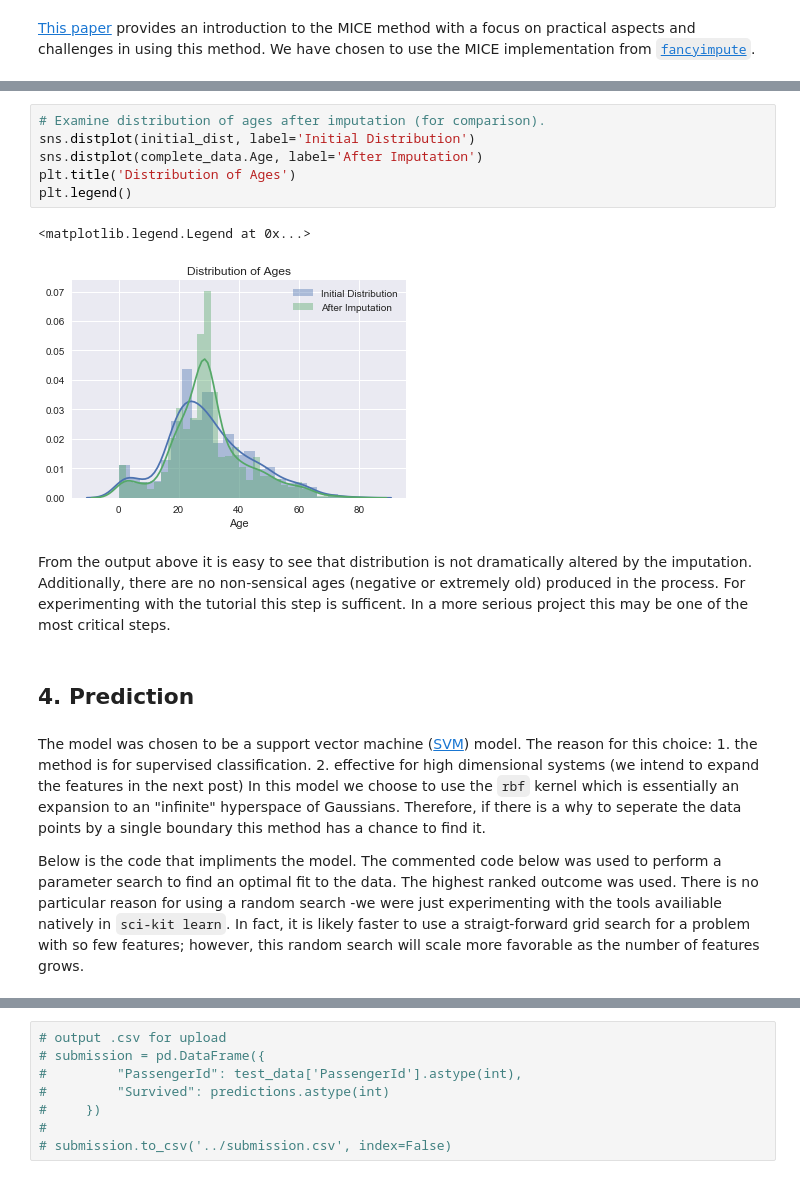
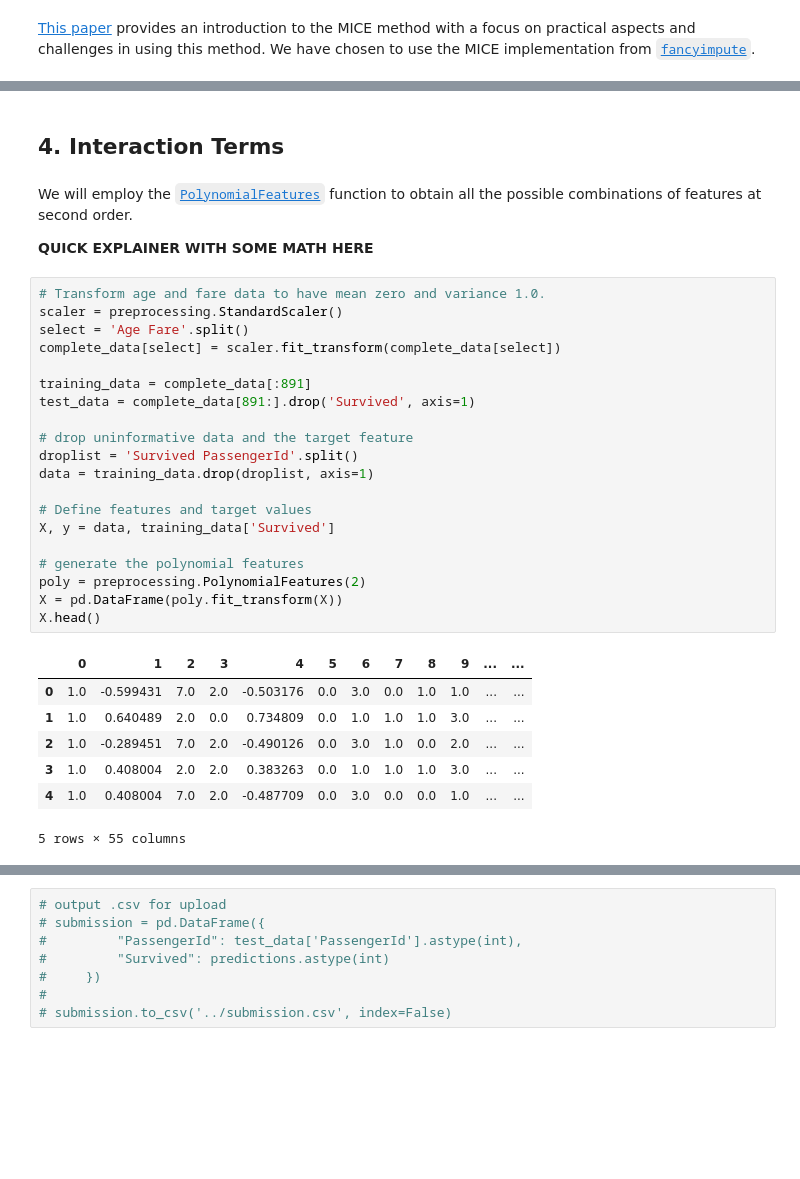
Before and after one commit to michael-hoffman/titanic-revisited, a Jupyter notebook: Titanic_ML_v1.ipynb, the cells around one changed output, grey strips where cells are left out. Cells and saved outputs as stored; diff of their text form; blank space fills up the shorter version.

Commit message:
inital second order tests

```diff
--- a/Titanic_ML_v1.ipynb
+++ b/Titanic_ML_v1.ipynb
@@ -290,21 +274,35 @@ complete_data.Age = complete_data.Age[~(complete_data.Age).index.duplicated(keep
-# %%
-# Examine distribution of ages after imputation (for comparison).
-sns.distplot(initial_dist, label='Initial Distribution')
-sns.distplot(complete_data.Age, label='After Imputation')
-plt.title('Distribution of Ages')
-plt.legend()
-# %% [output]
-<matplotlib.legend.Legend at 0x...>
-[figure, removed]
-# %% [markdown]
-From the output above it is easy to see that distribution is not dramatically altered by the imputation. Additionally, there are no non-sensical ages (negative or extremely old) produced in the process. For experimenting with the tutorial this step is sufficent. In a more serious project this may be one of the most critical steps.
 # %% [markdown]
-## 4. Prediction <a class="anchor" id="fourth-bullet"></a>
+## 4. Interaction Terms  <a class="anchor" id="fourth-bullet"></a>
-# %% [markdown]
-The model was chosen to be a support vector machine ([SVM](http://scikit-learn.org/dev/modules/svm.html)) model. The reason for this choice:
-    1. the method is for supervised classification.
-    2. effective for high dimensional systems (we intend to expand the features in the next post)
-In this model we choose to use the `rbf` kernel which is essentially an expansion to an "infinite" hyperspace of Gaussians. Therefore, if there is a why to seperate the data points by a single boundary this method has a chance to find it.
-
-Below is the code that impliments the model. The commented code below was used to perform a parameter search to find an optimal fit to the data. The highest ranked outcome was used. There is no particular reason for using a random search -we were just experimenting with the tools availiable natively in `sci-kit learn`. In fact, it is likely faster to use a straigt-forward grid search for a problem with so few features; however, this random search will scale more favorable as the number of features grows.
+# %% [markdown]
+We will employ the [`PolynomialFeatures`](http://scikit-learn.org/stable/modules/generated/sklearn.preprocessing.PolynomialFeatures.html) function to obtain all the possible combinations of features at second order.
+
+**QUICK EXPLAINER WITH SOME MATH HERE**
+# %%
+# Transform age and fare data to have mean zero and variance 1.0.
+scaler = preprocessing.StandardScaler()
+select = 'Age Fare'.split()
+complete_data[select] = scaler.fit_transform(complete_data[select])
+
+training_data = complete_data[:891]
+test_data = complete_data[891:].drop('Survived', axis=1)
+
+# drop uninformative data and the target feature
+droplist = 'Survived PassengerId'.split()
+data = training_data.drop(droplist, axis=1)
+
+# Define features and target values
+X, y = data, training_data['Survived']
+
+# generate the polynomial features
+poly = preprocessing.PolynomialFeatures(2)
+X = pd.DataFrame(poly.fit_transform(X))
+X.head()
+# %% [output]
+|  | 0 | 1 | 2 | 3 | 4 | 5 | 6 | 7 | 8 | 9 | ... | ... |
+| 0 | 1.0 | -0.599431 | 7.0 | 2.0 | -0.503176 | 0.0 | 3.0 | 0.0 | 1.0 | 1.0 | ... | ... |
+| 1 | 1.0 | 0.640489 | 2.0 | 0.0 | 0.734809 | 0.0 | 1.0 | 1.0 | 1.0 | 3.0 | ... | ... |
+| 2 | 1.0 | -0.289451 | 7.0 | 2.0 | -0.490126 | 0.0 | 3.0 | 1.0 | 0.0 | 2.0 | ... | ... |
+| 3 | 1.0 | 0.408004 | 2.0 | 2.0 | 0.383263 | 0.0 | 1.0 | 1.0 | 1.0 | 3.0 | ... | ... |
+| 4 | 1.0 | 0.408004 | 7.0 | 2.0 | -0.487709 | 0.0 | 3.0 | 0.0 | 0.0 | 1.0 | ... | ... |
+5 rows × 55 columns
 # %%
```
Also changed, not shown: parts of 7 cells of this notebook, 2 other files.
